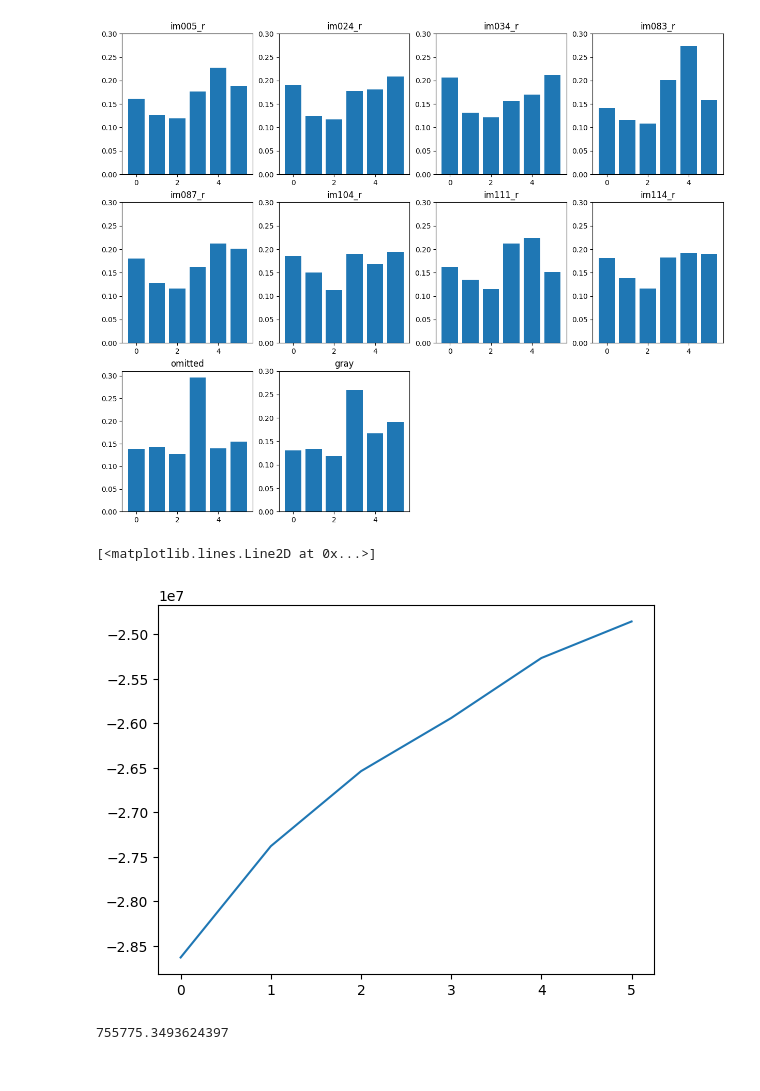
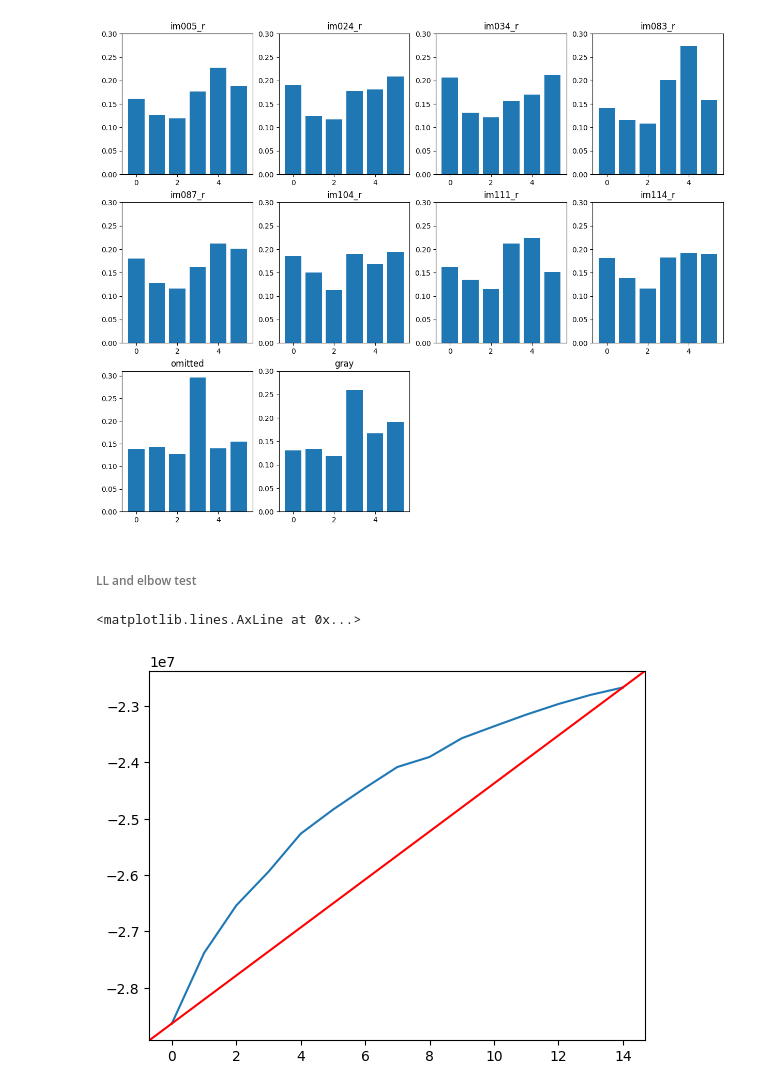
Before and after one commit to jerryjii/HMM, a Jupyter notebook: HMM_LFP.ipynb, the cells around one changed output. Saved outputs shown, nothing was run; the diff lists cells and outputs as text; code cells hidden in the pictures.

Commit message:
included elbow test for LL

```diff
--- a/HMM_LFP.ipynb
+++ b/HMM_LFP.ipynb
@@ -314,7 +312,3 @@ for i in range(4):
 # %%
 bands_z = zscore(bands, axis=1)
 bands_z_0 = zscore(bands, axis=0)
-# %%
-model = hmm.GaussianHMM(n_components=4, n_iter=1000, verbose=True, tol=1)
-model.fit(bands_z_0.T)
-preds = model.predict(bands_z_0.T)
@@ -893,6 +871,8 @@ for i in range(3):
         axs[i][j].set_yticks(np.arange(0,0.31,0.05))
 # %% [output]
 [figure]
+# %% [markdown]
+###### LL and elbow test
 # %%
 ns = np.arange(2,21)
 lls = np.zeros(len(ns))
@@ -909,10 +886,10 @@ np.savez(file_path, lls=lls)
-# %%
-plt.plot(lls)
-# %% [output]
-[<matplotlib.lines.Line2D at 0x...>]
-[figure, removed]
+# %%
+plt.plot(np.arange(len(lls)-4), lls[:-4])
+plt.axline((0, lls[0]), (len(lls)-5, lls[-5]), c='r')
+# %% [output]
+<matplotlib.lines.AxLine at 0x...>
+[figure, added]
 # %%
-a = (lls[-1]-lls[0])/(len(ns)-1)
-b = lls[0]
+lls_new = lls[:-4]
+slope = (lls_new[-1]-lls_new[0])/(len(lls_new)-1)
+intercept = lls_new[0]
-# %% [output]
-755775.3493624397
```
Also changed, not shown: parts of 27 cells of this notebook.
